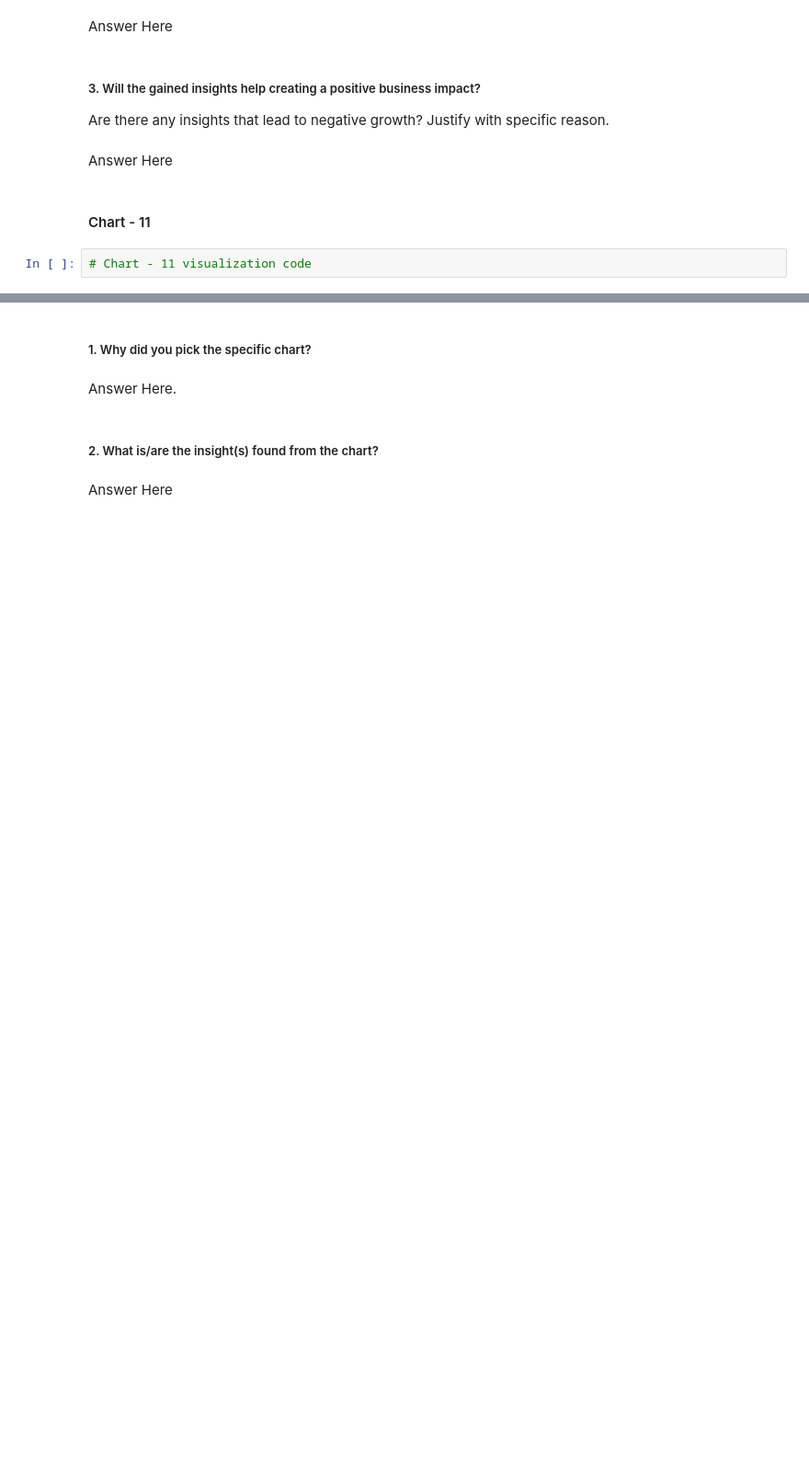
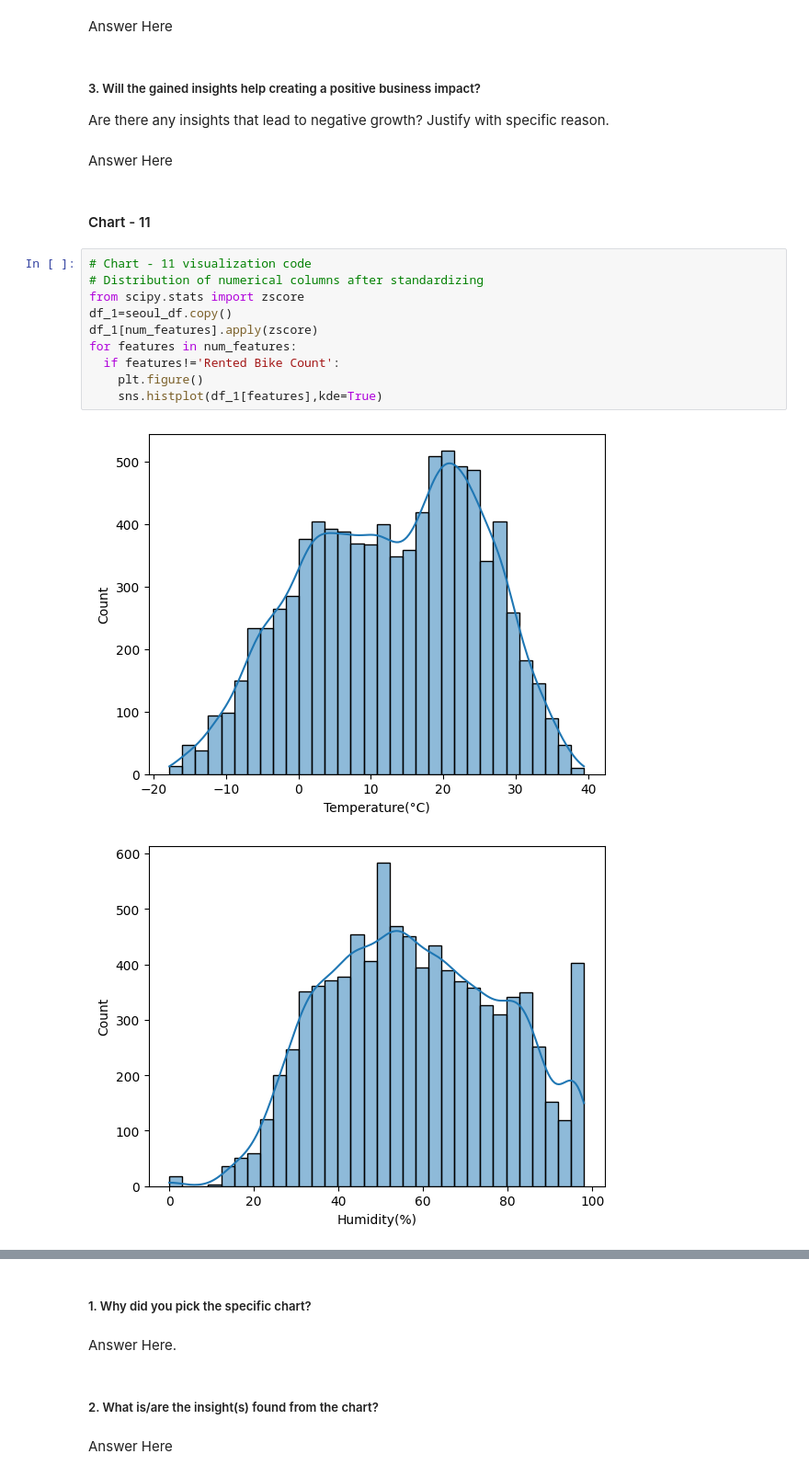
Before and after one commit to KeertanPatro/EDA_regression, a Jupyter notebook: Seoul_bike_sharing_prediction.ipynb, the cells around one changed output, grey strips where cells are left out. Shown at 92% size. Drawn from its saved outputs; the diff is of its cells as text; blank space fills up the shorter version.

```diff
--- a/Seoul_bike_sharing_prediction.ipynb
+++ b/Seoul_bike_sharing_prediction.ipynb
@@ -725,5 +738,16 @@ Are there any insights that lead to negative growth? Justify with specific reaso
 Answer Here
 # %% [markdown]
 #### Chart - 11
-# %%
-# Chart - 11 visualization code
+# %%
+# Chart - 11 visualization code
+# Distribution of numerical columns after standardizing
+from scipy.stats import zscore
+df_1=seoul_df.copy()
+df_1[num_features].apply(zscore)
+for features in num_features:
+  if features!='Rented Bike Count':
+    plt.figure()
+    sns.histplot(df_1[features],kde=True)
+# %% [output]
+[figure, added]
+[figure, added]
```
Also changed, not shown: parts of 91 cells of this notebook.
